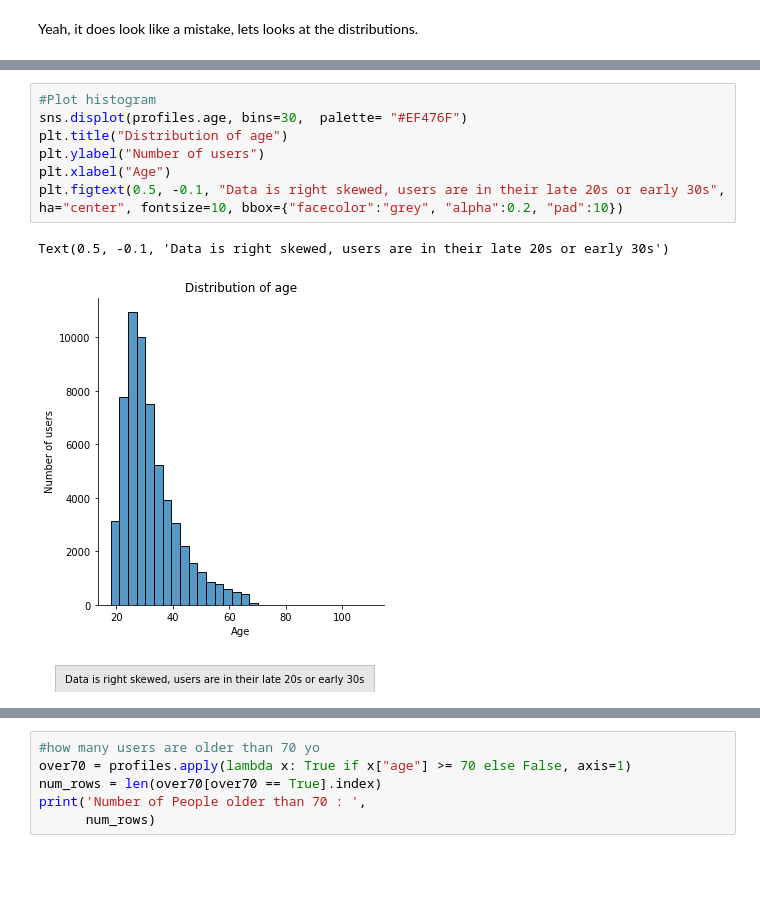
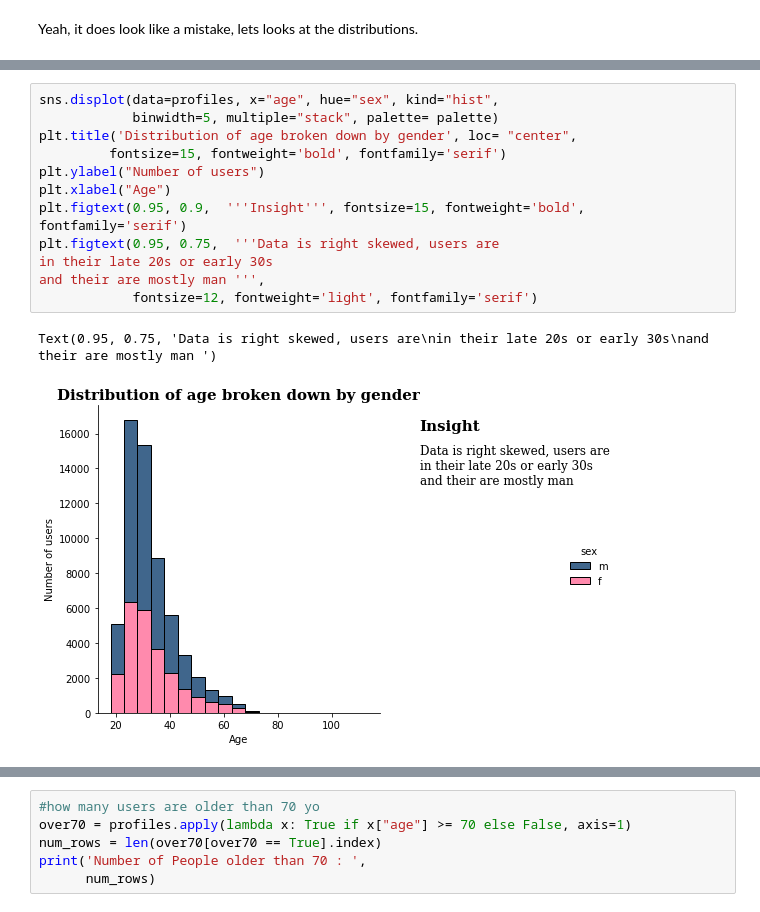
Before and after one commit to paulynamagana/OKCupid_challenge, a Jupyter notebook: date-a-scientist.ipynb, the cells around one changed output, grey strips where cells are left out. Cells and saved outputs as stored; diff of their text form; blank space fills up the shorter version.

```diff
--- a/date-a-scientist.ipynb
+++ b/date-a-scientist.ipynb
@@ -184,10 +200,15 @@ Yeah, it does look like a mistake, lets looks at the distributions.
 # %%
-#Plot histogram
-sns.displot(profiles.age, bins=30,  palette= "#EF476F")
-plt.title("Distribution of age")
+sns.displot(data=profiles, x="age", hue="sex", kind="hist",
+            binwidth=5, multiple="stack", palette= palette)
+plt.title('Distribution of age broken down by gender', loc= "center",
+         fontsize=15, fontweight='bold', fontfamily='serif')
 plt.ylabel("Number of users")
 plt.xlabel("Age")
-plt.figtext(0.5, -0.1, "Data is right skewed, users are in their late 20s or early 30s", ha="center", fontsize=10, bbox={"facecolor":"grey", "alpha":0.2, "pad":10})
+plt.figtext(0.95, 0.9,  '''Insight''', fontsize=15, fontweight='bold', fontfamily='serif')
+plt.figtext(0.95, 0.75,  '''Data is right skewed, users are
+in their late 20s or early 30s
+and their are mostly man ''',
+            fontsize=12, fontweight='light', fontfamily='serif')
 # %% [output]
-Text(0.5, -0.1, 'Data is right skewed, users are in their late 20s or early 30s')
+Text(0.95, 0.75, 'Data is right skewed, users are\nin their late 20s or early 30s\nand their are mostly man ')
-[figure, old version]
+[figure, new version]
```
Also changed, not shown: parts of 19 cells of this notebook.
